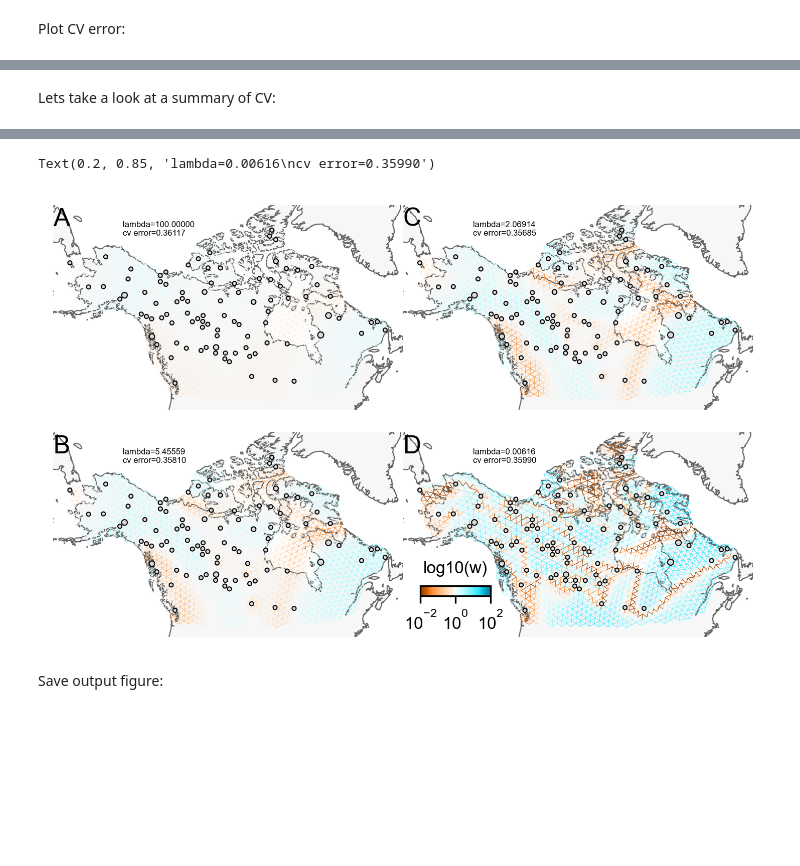
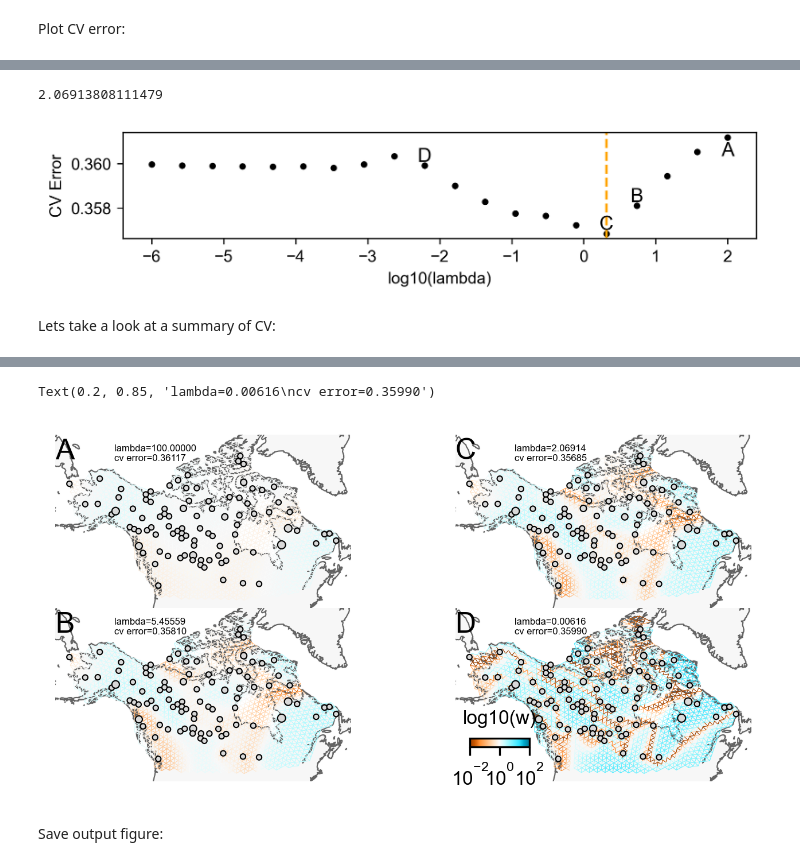
Before and after one commit to jhmarcus/feems-analysis, a Jupyter notebook: notebooks/figure-3-and-4-wolves.ipynb, the cells around one changed output, grey strips where cells are left out. Cells and saved outputs as stored; diff of their text form; code cells hidden in the pictures; blank space fills up the shorter version.

Commit message:
added cv curve sub-figure

```diff
--- a/notebooks/figure-3-and-4-wolves.ipynb
+++ b/notebooks/figure-3-and-4-wolves.ipynb
@@ -97,0 +87,15 @@ print(lamb_cv)
+# %%
+fig, ax = plt.subplots(dpi=300, figsize=(7, 1.2))
+ax.plot(np.log10(lamb_grid), mean_cv_err, ".", color="black");
+ax.set_xlabel("log10(lambda)");
+ax.set_ylabel("CV Error");
+ax.axvline(np.log10(lamb_cv), color = "orange", linestyle="dashed")
+ax.text(np.log10(lamb_grid[0]), mean_cv_err[0, 0] - .0002, "A", fontdict={"fontsize": 12, "horizontalalignment": "center", "verticalalignment": "top"})
+ax.text(np.log10(lamb_grid[3]), mean_cv_err[3, 0], "B", fontdict={"fontsize": 12, "horizontalalignment": "center", "verticalalignment": "bottom"})
+ax.text(np.log10(lamb_cv), mean_cv_err[np.argmin(mean_cv_err), 0], "C", fontdict={"fontsize": 12, "horizontalalignment": "center", "verticalalignment": "bottom"})
+ax.text(np.log10(lamb_grid[10]), mean_cv_err[10, 0], "D", fontdict={"fontsize": 12, "horizontalalignment": "center", "verticalalignment": "bottom"})
+
+print(lamb_cv)
+# %% [output]
+2.06913808111479
+[figure, added]
@@ -115,7 +123,7 @@ cbar_orientation = "horizontal"
 
 # figure setup
 fig = plt.figure(dpi=300)
-spec = gridspec.GridSpec(ncols=2, nrows=2, figure=fig, wspace=0.0, hspace=0.0)
+spec = gridspec.GridSpec(ncols=2, nrows=3, figure=fig, wspace=0.0, hspace=0.0)
 
 # axis 00
 ax_00 = fig.add_subplot(spec[0, 0], projection=projection)
@@ -190,5 +198,5 @@ Wall time: 29.5 s
 Text(0.2, 0.85, 'lambda=0.00616\ncv error=0.35990')
-[figure, old version]
+[figure, new version]
 # %% [markdown]
 Save output figure:
 # %%
```
Also changed, not shown: parts of 5 cells of this notebook, 1 other file.
